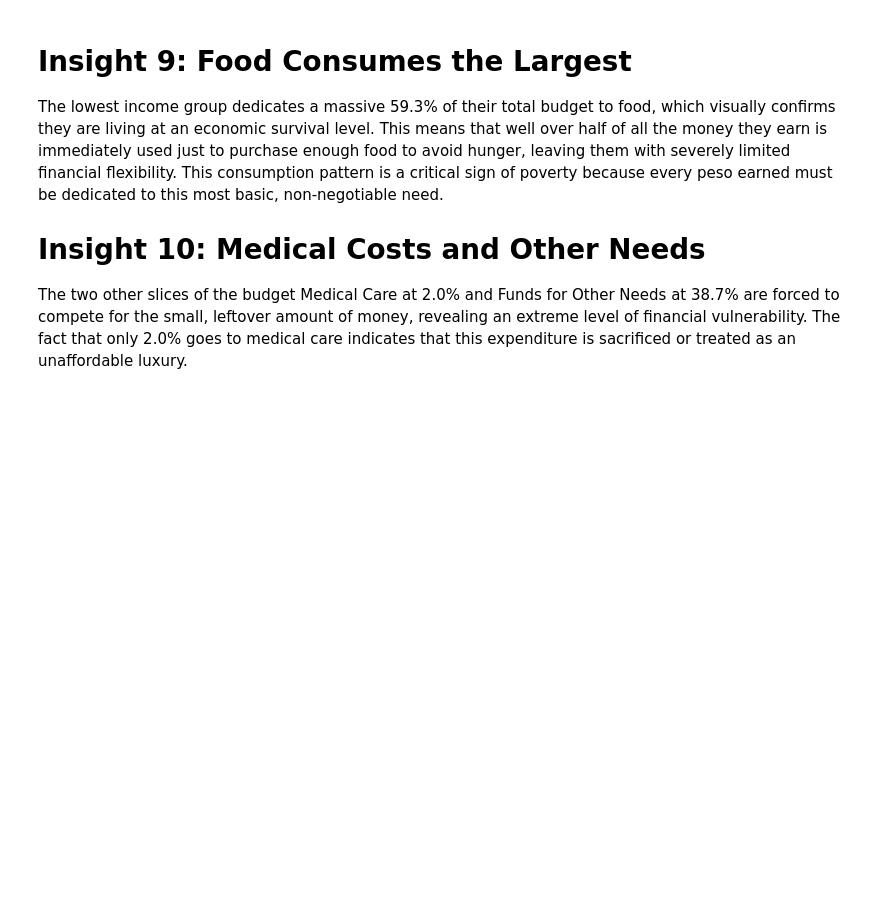
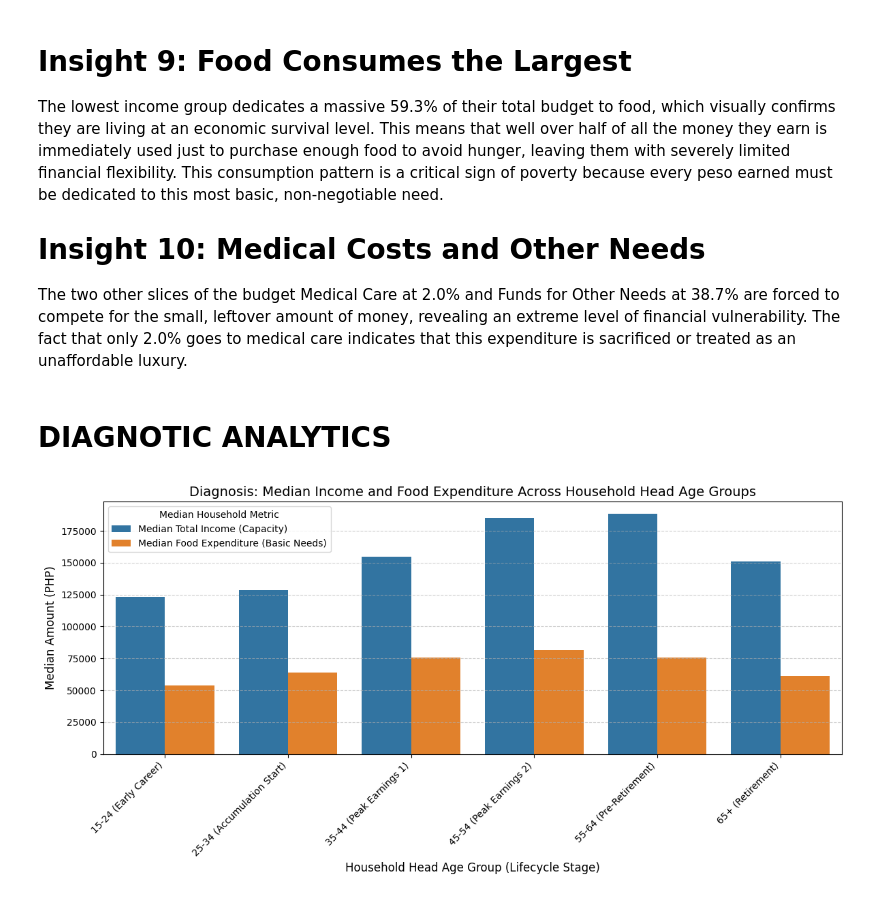
Before and after one commit to raiahyxs/Data-Analytics, a Jupyter notebook: ITELEC03/FINALS-ACTIVITIES/FINALS_PROJ.ipynb, the cells around one changed output. Drawn from its saved outputs; the diff is of its cells as text; code cells hidden in the pictures; blank space fills up the shorter version.

```diff
--- a/ITELEC03/FINALS-ACTIVITIES/FINALS_PROJ.ipynb
+++ b/ITELEC03/FINALS-ACTIVITIES/FINALS_PROJ.ipynb
@@ -317,3 +317,5 @@ The lowest income group dedicates a massive 59.3% of their total budget to food,
 
 # Insight 10: Medical Costs and Other Needs
 The two other slices of the budget Medical Care at 2.0% and Funds for Other Needs at 38.7% are forced to compete for the small, leftover amount of money, revealing an extreme level of financial vulnerability. The fact that only 2.0% goes to medical care indicates that this expenditure is sacrificed or treated as an unaffordable luxury.
+# %% [markdown]
+# DIAGNOTIC ANALYTICS
@@ -319,0 +327,49 @@ The two other slices of the budget Medical Care at 2.0% and Funds for Other Need
+# %%
+# --- Feature Engineering and Aggregation ---
+bins = [15, 25, 35, 45, 55, 65, 100]
+labels = ['15-24 (Early Career)', '25-34 (Accumulation Start)', '35-44 (Peak Earnings 1)',
+          '45-54 (Peak Earnings 2)', '55-64 (Pre-Retirement)', '65+ (Retirement)']
+df['Age Group'] = pd.cut(df['Household Head Age'], bins=bins, labels=labels, right=False)
+
+lifecycle_df = df.groupby('Age Group').agg(
+    Median_Income=('Total Household Income', 'median'),
+    Median_Food_Exp=('Total Food Expenditure', 'median')
+).reset_index()
+
+lifecycle_long = pd.melt(lifecycle_df, id_vars='Age Group',
+                         value_vars=['Median_Income', 'Median_Food_Exp'],
+                         var_name='Metric', value_name='Amount (PHP)')
+
+
+plt.figure(figsize=(12, 6))
+ax = sns.barplot(
+    data=lifecycle_long,
+    x='Age Group',
+    y='Amount (PHP)',
+    hue='Metric',
+    palette={'Median_Income': '#1f77b4', 'Median_Food_Exp': '#ff7f0e'}
+)
+
+handles, original_labels = ax.get_legend_handles_labels()
+
+new_labels = ['Median Total Income (Capacity)', 'Median Food Expenditure (Basic Needs)']
+
+ax.legend(
+    handles=handles,
+    labels=new_labels,
+    title='Median Household Metric',
+    frameon=True,
+    loc='upper left'
+)
+
+# Formatting the plot
+plt.title('Diagnosis: Median Income and Food Expenditure Across Household Head Age Groups', fontsize=14)
+plt.xlabel('Household Head Age Group (Lifecycle Stage)', fontsize=12)
+plt.ylabel('Median Amount (PHP)', fontsize=12)
+plt.xticks(rotation=45, ha='right')
+plt.ticklabel_format(style='plain', axis='y')
+plt.grid(axis='y', linestyle='--', alpha=0.6)
+plt.tight_layout()
+plt.show()
+# %% [output]
+[figure, added]
```
Also changed, not shown: parts of 3 cells of this notebook.
